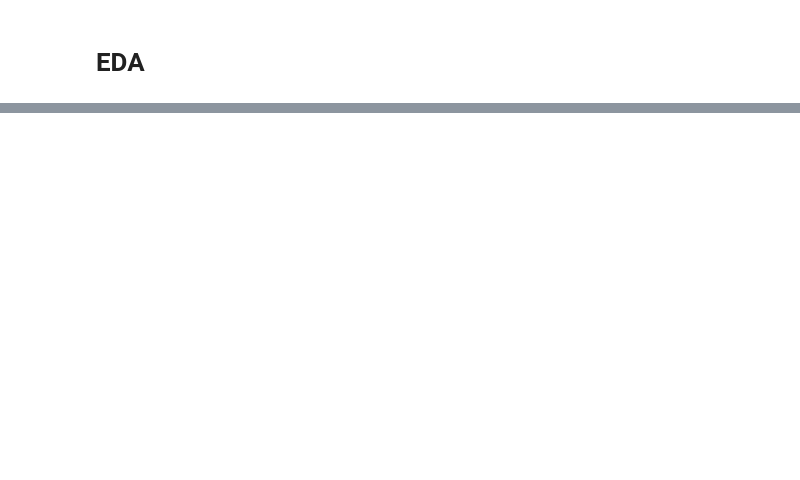
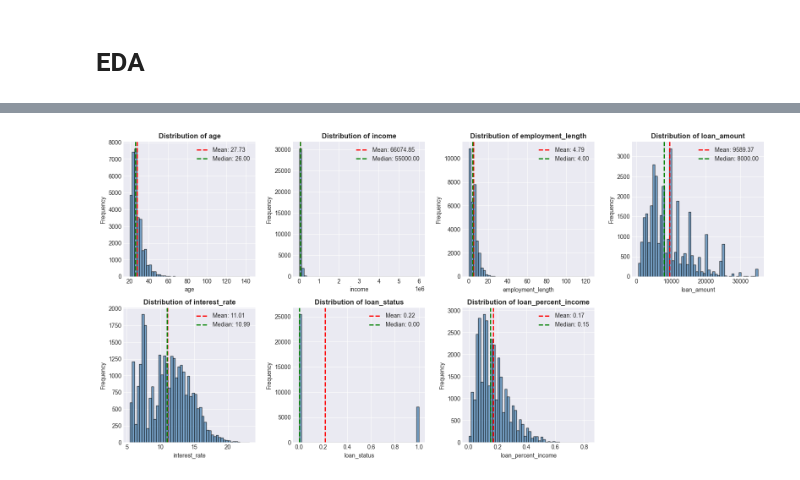
Before and after one commit to ajayn3300/Credit-Risk-Modelling, a Jupyter notebook: credit risk modelling.ipynb, the cells around one changed output, grey strips where cells are left out. Saved outputs shown, nothing was run; the diff lists cells and outputs as text; code cells hidden in the pictures; blank space fills up the shorter version.

```diff
--- a/credit risk modelling.ipynb
+++ b/credit risk modelling.ipynb
@@ -82,0 +153,23 @@ dtype: int64
+# %%
+# 2. NUMERICAL FEATURES DISTRIBUTIONS
+# ============================================
+
+numeric_cols = df.select_dtypes(include='number').columns.tolist()
+
+fig, axes = plt.subplots(2, 4, figsize=(16, 8))
+axes = axes.flatten()
+
+for i, col in enumerate(numeric_cols):
+    axes[i].hist(df[col].dropna(), bins=50, edgecolor='black', alpha=0.7, color='steelblue')
+    axes[i].set_title(f'Distribution of {col}', fontsize=12, fontweight='bold')
+    axes[i].set_xlabel(col)
+    axes[i].set_ylabel('Frequency')
+    axes[i].axvline(df[col].mean(), color='red', linestyle='dashed', linewidth=2, label=f'Mean: {df[col].mean():.2f}')
+    axes[i].axvline(df[col].median(), color='green', linestyle='dashed', linewidth=2, label=f'Median: {df[col].median():.2f}')
+    axes[i].legend()
+
+plt.delaxes(axes[7])
+plt.tight_layout()
+plt.show()
+# %% [output]
+[figure, added]
```
Also changed, not shown: parts of 18 cells of this notebook.
